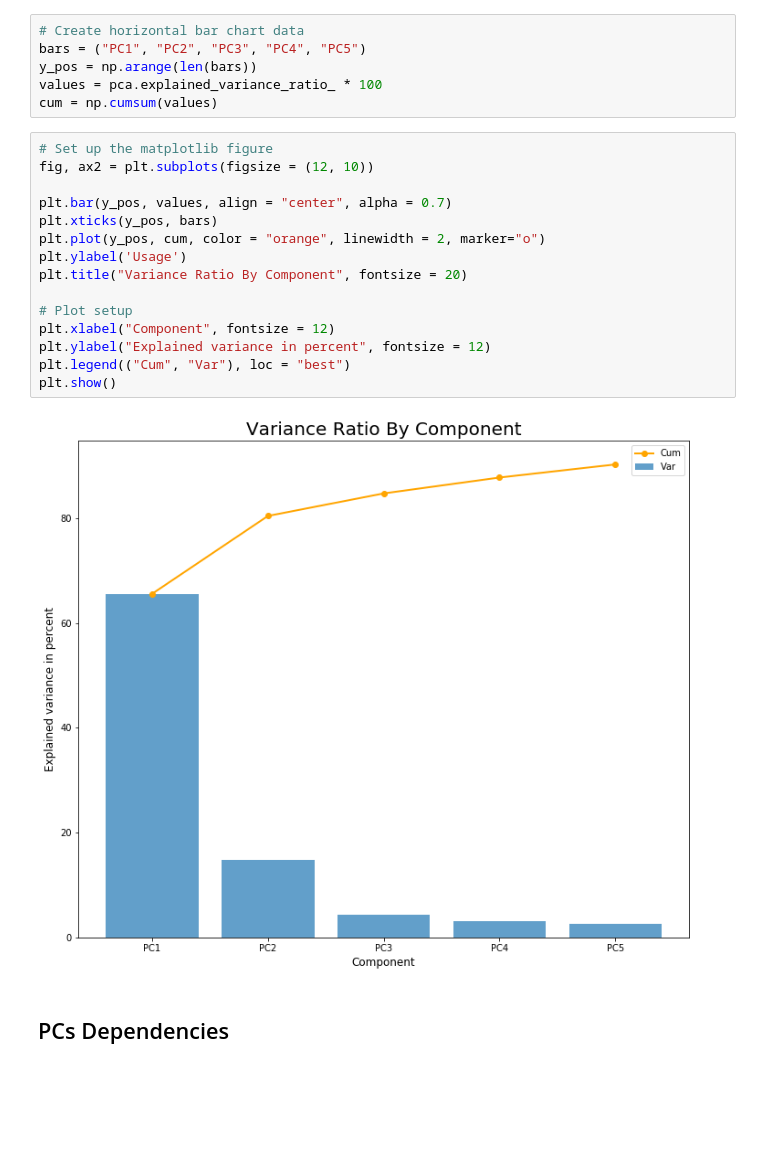
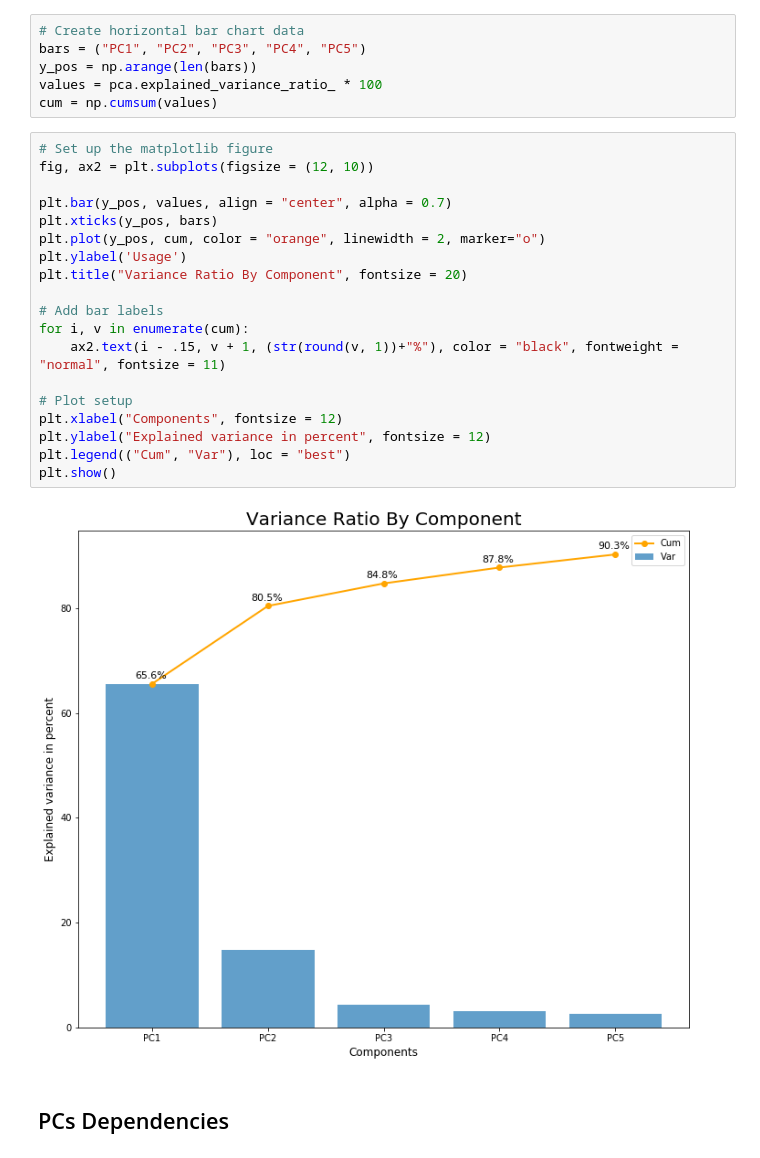
Before and after one commit to ansegura7/DataScience_FIFA19Data, a Jupyter notebook: code/PrincipalComponentAnalysis.ipynb, the cells around one changed output. Saved outputs shown, nothing was run; the diff lists cells and outputs as text; blank space fills up the shorter version.

Commit message:
Principal Component analysis
Added to the Pareto chart the cumulative values.

```diff
--- a/code/PrincipalComponentAnalysis.ipynb
+++ b/code/PrincipalComponentAnalysis.ipynb
@@ -226,20 +226,24 @@ cum = np.cumsum(values)
 # %%
 # Set up the matplotlib figure
 fig, ax2 = plt.subplots(figsize = (12, 10))
 
 plt.bar(y_pos, values, align = "center", alpha = 0.7)
 plt.xticks(y_pos, bars)
 plt.plot(y_pos, cum, color = "orange", linewidth = 2, marker="o")
 plt.ylabel('Usage')
 plt.title("Variance Ratio By Component", fontsize = 20)
 
+# Add bar labels
+for i, v in enumerate(cum):
+    ax2.text(i - .15, v + 1, (str(round(v, 1))+"%"), color = "black", fontweight = "normal", fontsize = 11)
+
 # Plot setup
-plt.xlabel("Component", fontsize = 12)
+plt.xlabel("Components", fontsize = 12)
 plt.ylabel("Explained variance in percent", fontsize = 12)
 plt.legend(("Cum", "Var"), loc = "best")
 plt.show()
 # %% [output]
-[figure, old version]
+[figure, new version]
 # %% [markdown]
 ## PCs Dependencies
 # %%
```
Also changed, not shown: 1 other file.
